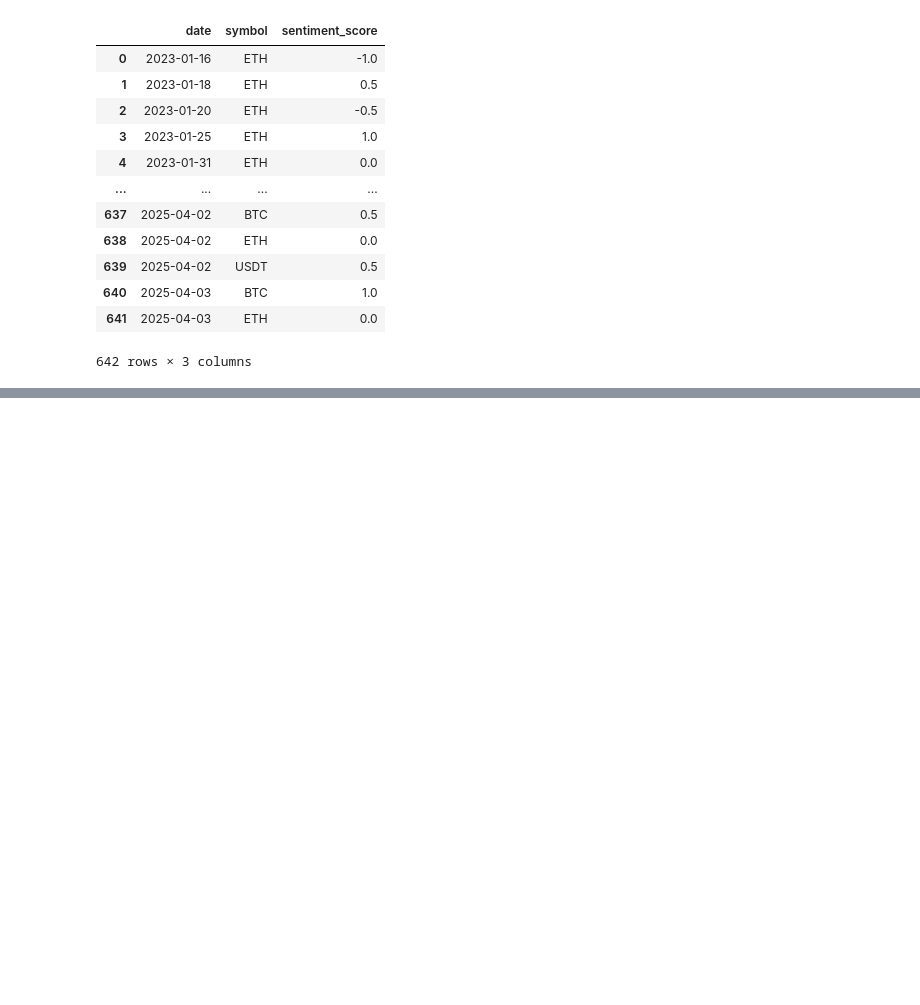
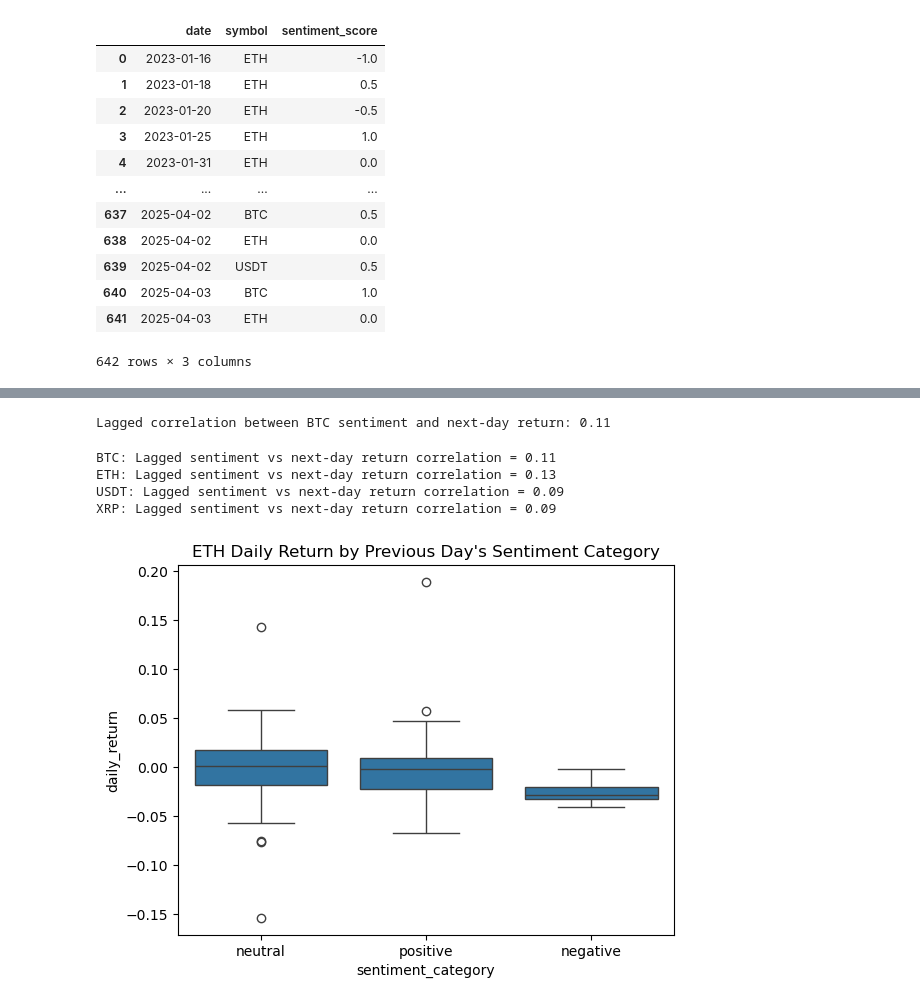
Before and after one commit to pabs-llama/projects, a Jupyter notebook: stock_api/nlp_financial_sentiment.ipynb, the cells around one changed output, grey strips where cells are left out. Cells and saved outputs as stored; diff of their text form; code cells hidden in the pictures; blank space fills up the shorter version.

```diff
--- a/stock_api/nlp_financial_sentiment.ipynb
+++ b/stock_api/nlp_financial_sentiment.ipynb
@@ -123,0 +204,43 @@ daily_sentiment
+# %%
+# Lag sentiment by 1 day
+
+# Copy the merged DataFrame
+lagged_df = merged_df.copy()
+
+# Shift sentiment by 1 day *within each symbol*
+lagged_df['lagged_sentiment'] = lagged_df.groupby('symbol')['sentiment_score'].shift(1)
+# %%
+# Drop rows with missing values (from shift or pct_change)
+lagged_df = lagged_df.dropna(subset=['lagged_sentiment', 'daily_return'])
+
+# Correlation for ETH
+eth_lagged = lagged_df[lagged_df['symbol'] == 'BTC']
+correlation = eth_lagged[['lagged_sentiment', 'daily_return']].corr().iloc[0, 1]
+print(f"Lagged correlation between BTC sentiment and next-day return: {correlation:.2f}")
+# %% [output]
+Lagged correlation between BTC sentiment and next-day return: 0.11
+# %%
+# compare lagged correlations across all cryptos
+for symbol in lagged_df['symbol'].unique():
+    df = lagged_df[lagged_df['symbol'] == symbol]
+    corr = df[['lagged_sentiment', 'daily_return']].corr().iloc[0, 1]
+    print(f"{symbol}: Lagged sentiment vs next-day return correlation = {corr:.2f}")
+# %% [output]
+BTC: Lagged sentiment vs next-day return correlation = 0.11
+ETH: Lagged sentiment vs next-day return correlation = 0.13
+USDT: Lagged sentiment vs next-day return correlation = 0.09
+XRP: Lagged sentiment vs next-day return correlation = 0.09
+# %%
+def classify_sentiment(score):
+    if score > 0.5: return 'positive'
+    elif score < -0.5: return 'negative'
+    else: return 'neutral'
+
+lagged_df['sentiment_category'] = lagged_df['lagged_sentiment'].apply(classify_sentiment)
+
+# Boxplot of returns by sentiment category
+sns.boxplot(x='sentiment_category', y='daily_return', data=lagged_df[lagged_df['symbol'] == 'ETH'])
+plt.title("ETH Daily Return by Previous Day's Sentiment Category")
+plt.show()
+# %% [output]
+[figure, added]
```
Also changed, not shown: parts of 12 cells of this notebook.
